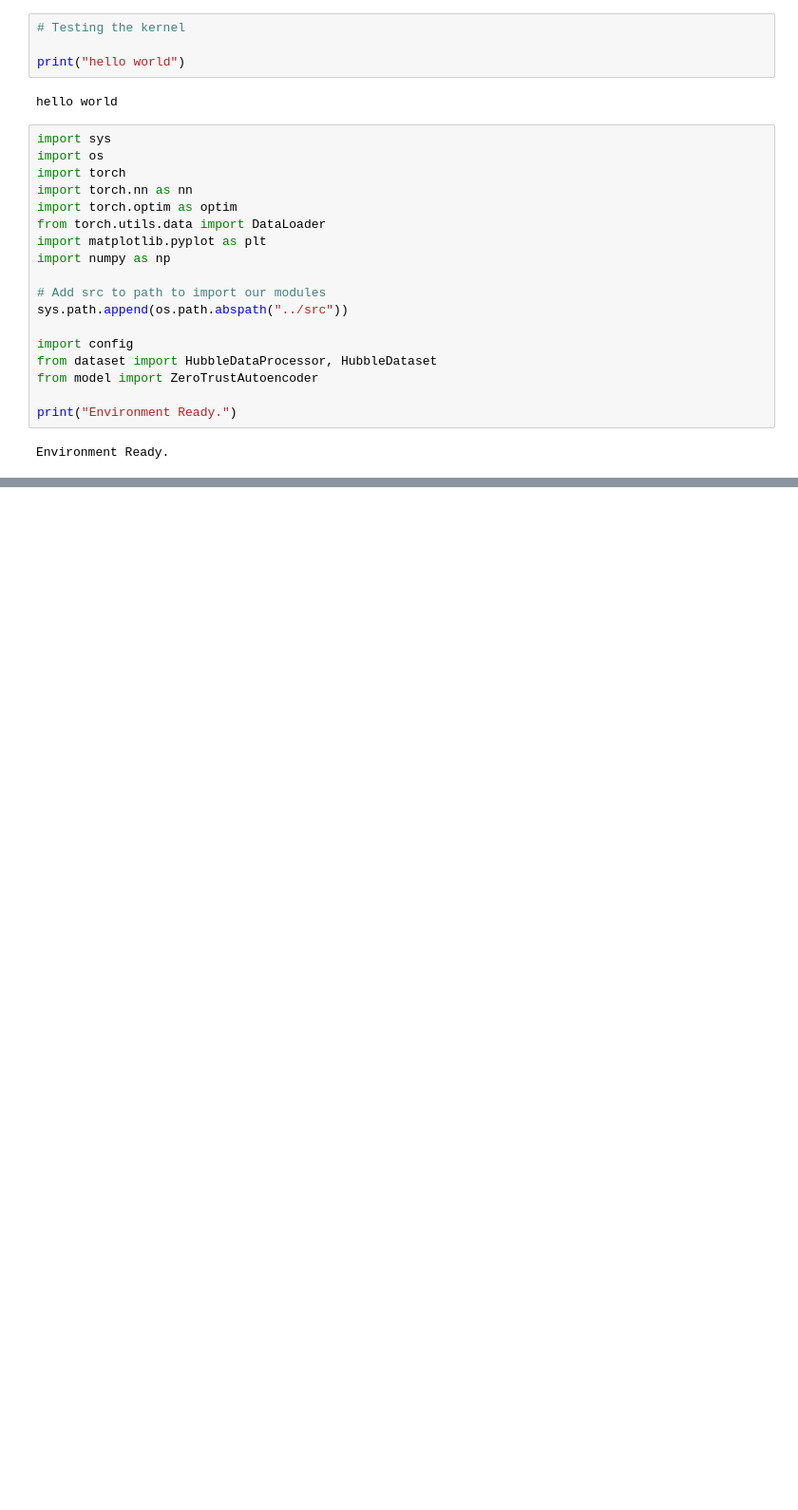
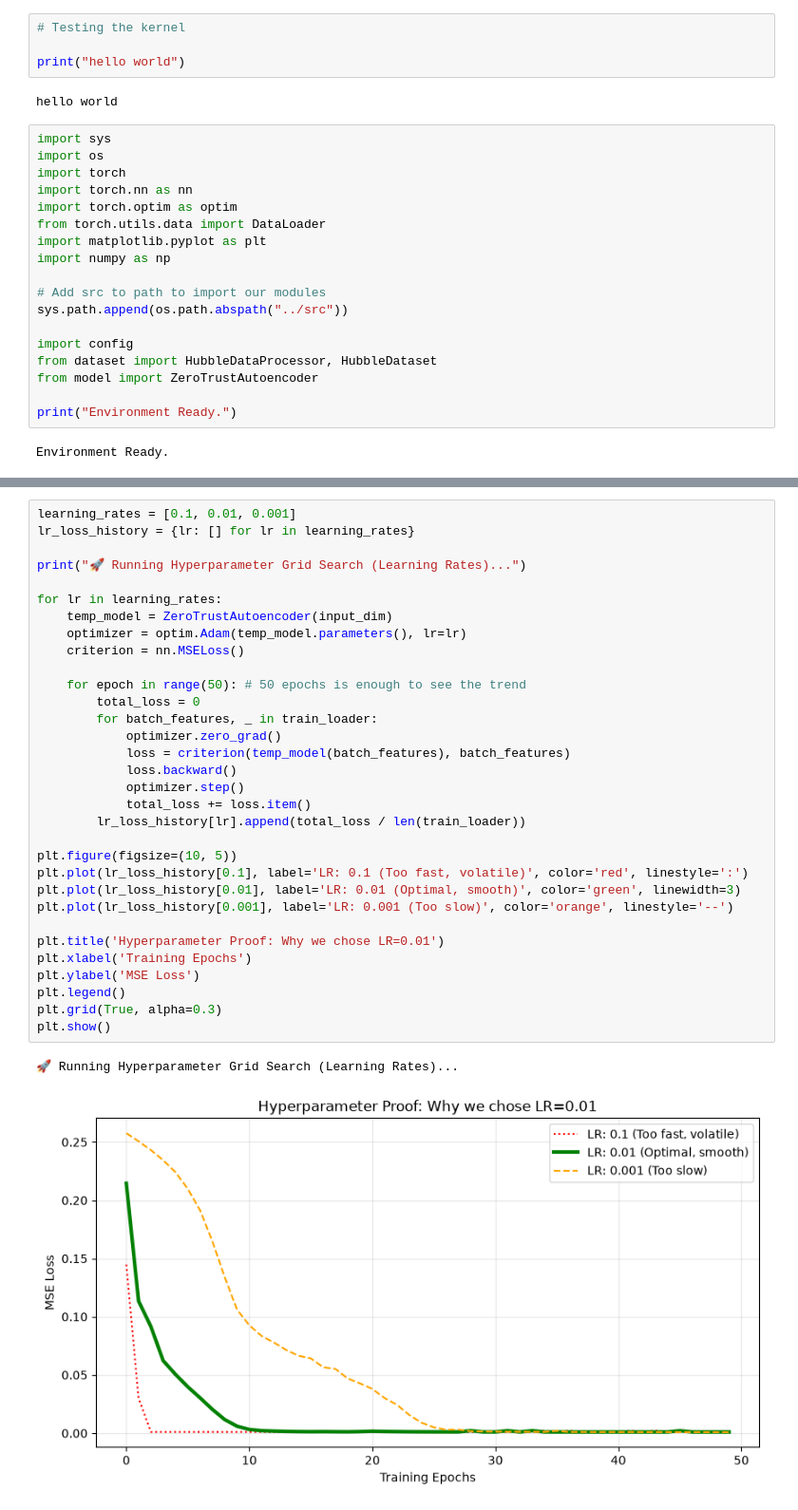
Before and after one commit to drnull03/AuraNet, a Jupyter notebook: monolith_training/notebooks/EDA_sample1.ipynb, the cells around one changed output, grey strips where cells are left out. Shown at 95% size. Saved outputs shown, nothing was run; the diff lists cells and outputs as text; blank space fills up the shorter version.

```diff
--- a/monolith_training/notebooks/EDA_sample1.ipynb
+++ b/monolith_training/notebooks/EDA_sample1.ipynb
@@ -129,0 +138,35 @@ plt.show()
+# %%
+learning_rates = [0.1, 0.01, 0.001]
+lr_loss_history = {lr: [] for lr in learning_rates}
+
+print("🚀 Running Hyperparameter Grid Search (Learning Rates)...")
+
+for lr in learning_rates:
+    temp_model = ZeroTrustAutoencoder(input_dim)
+    optimizer = optim.Adam(temp_model.parameters(), lr=lr)
+    criterion = nn.MSELoss()
+
+    for epoch in range(50): # 50 epochs is enough to see the trend
+        total_loss = 0
+        for batch_features, _ in train_loader:
+            optimizer.zero_grad()
+            loss = criterion(temp_model(batch_features), batch_features)
+            loss.backward()
+            optimizer.step()
+            total_loss += loss.item()
+        lr_loss_history[lr].append(total_loss / len(train_loader))
+
+plt.figure(figsize=(10, 5))
+plt.plot(lr_loss_history[0.1], label='LR: 0.1 (Too fast, volatile)', color='red', linestyle=':')
+plt.plot(lr_loss_history[0.01], label='LR: 0.01 (Optimal, smooth)', color='green', linewidth=3)
+plt.plot(lr_loss_history[0.001], label='LR: 0.001 (Too slow)', color='orange', linestyle='--')
+
+plt.title('Hyperparameter Proof: Why we chose LR=0.01')
+plt.xlabel('Training Epochs')
+plt.ylabel('MSE Loss')
+plt.legend()
+plt.grid(True, alpha=0.3)
+plt.show()
+# %% [output]
+🚀 Running Hyperparameter Grid Search (Learning Rates)...
+[figure, added]
```
Also changed, not shown: parts of 6 cells of this notebook.
